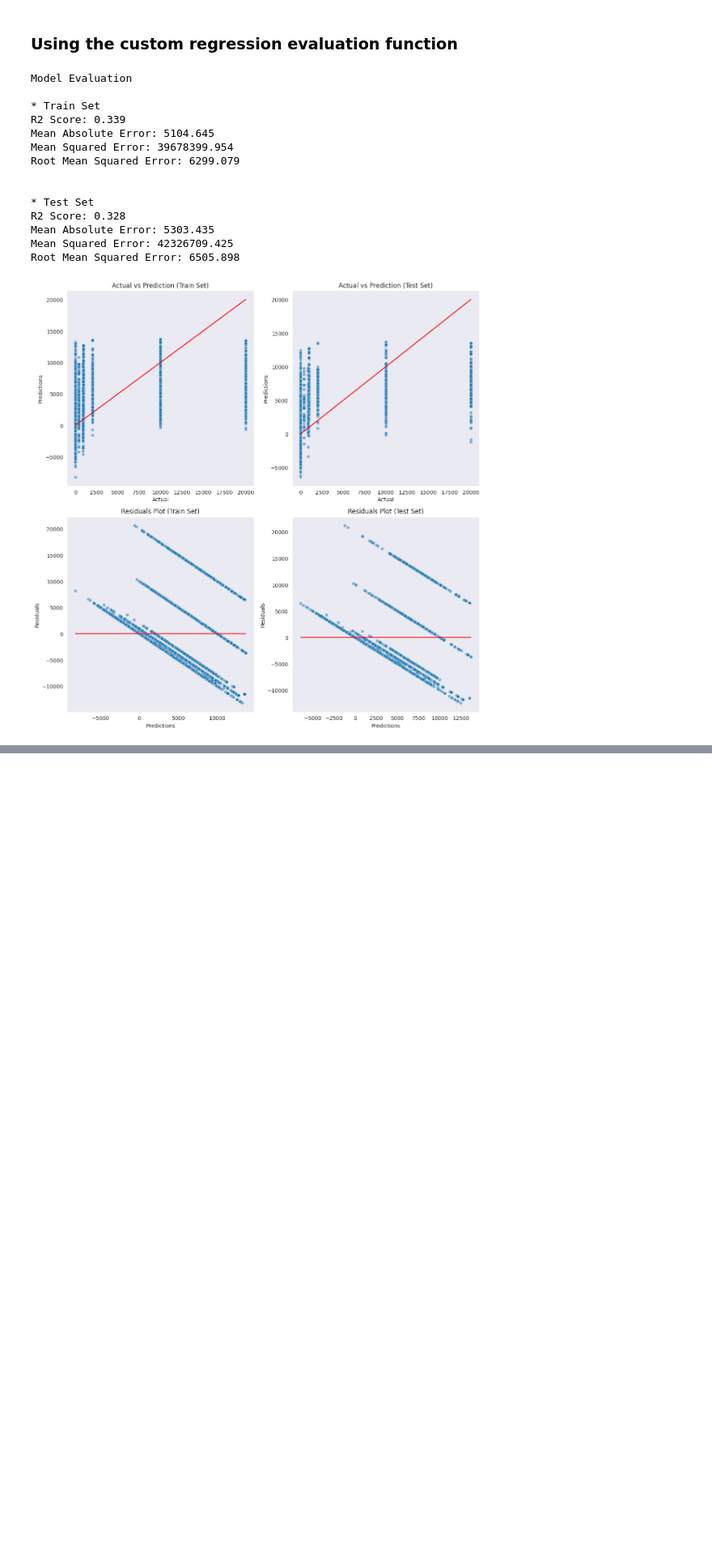
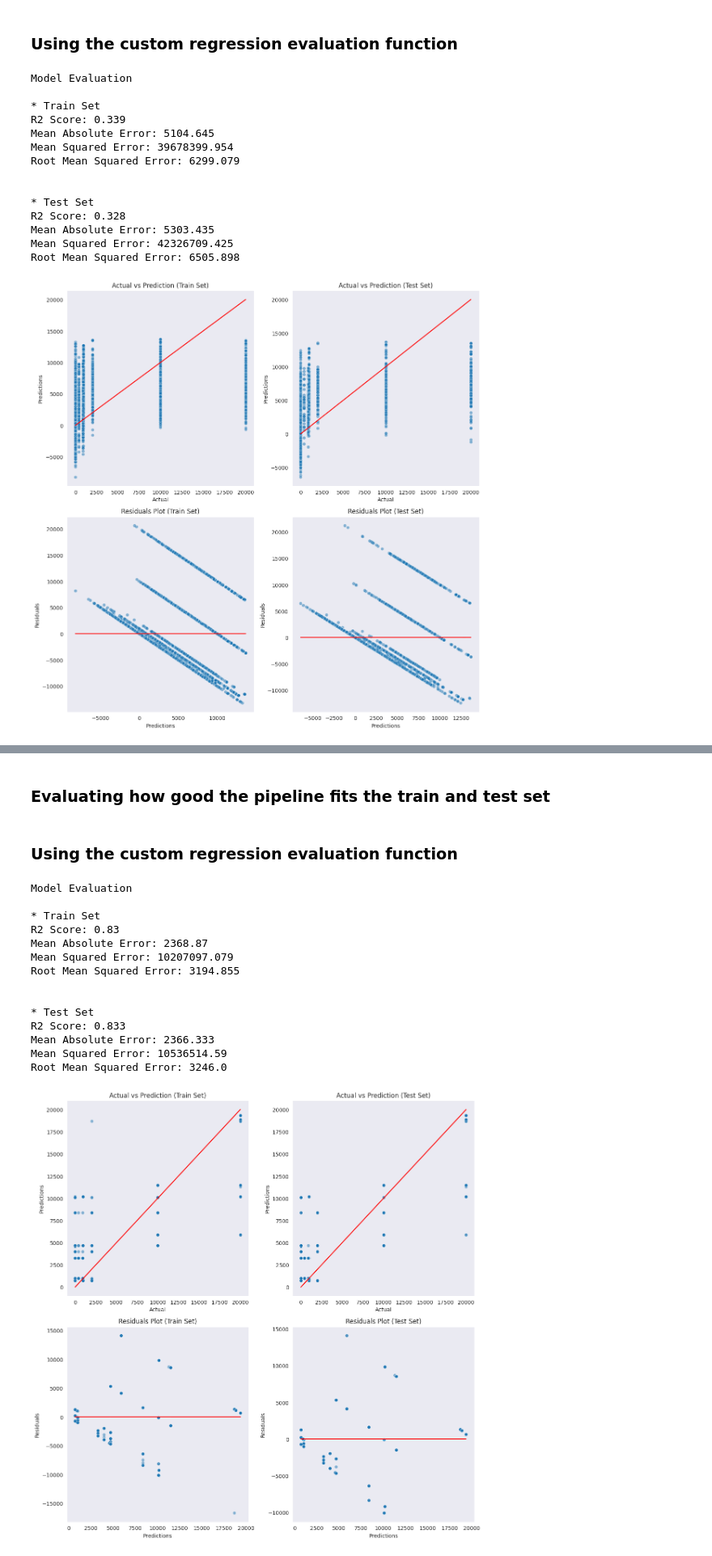
Before and after one commit to Cyril-CRGB/GazetteAnaliticsTools, a Jupyter notebook: jupyter_notebooks/5modeling_predict_amount.ipynb, the cells around one changed output, grey strips where cells are left out. Shown at 81% size. Cells and saved outputs as stored; diff of their text form; code cells hidden in the pictures; blank space fills up the shorter version.

```diff
--- a/jupyter_notebooks/5modeling_predict_amount.ipynb
+++ b/jupyter_notebooks/5modeling_predict_amount.ipynb
@@ -483,0 +720,2 @@ Possible improvement: feature engineering, model tuning, different algorithms
+# %% [markdown]
+### Evaluating how good the pipeline fits the train and test set
@@ -483,0 +808,21 @@ Possible improvement: feature engineering, model tuning, different algorithms
+# %% [markdown]
+### Using the custom regression evaluation function
+# %%
+ada_boost_regression_performance(X_train, y_train, X_test, y_test, pipeline4)
+ada_boost_regression_evaluation_plots_with_residuals(X_train, y_train, X_test, y_test, pipeline4, alpha_scatter=0.5)
+# %% [output]
+Model Evaluation
+
+* Train Set
+R2 Score: 0.83
+Mean Absolute Error: 2368.87
+Mean Squared Error: 10207097.079
+Root Mean Squared Error: 3194.855
+
+
+* Test Set
+R2 Score: 0.833
+Mean Absolute Error: 2366.333
+Mean Squared Error: 10536514.59
+Root Mean Squared Error: 3246.0
+[figure, added]
```
Also changed, not shown: parts of 50 cells of this notebook, 1 other file.
